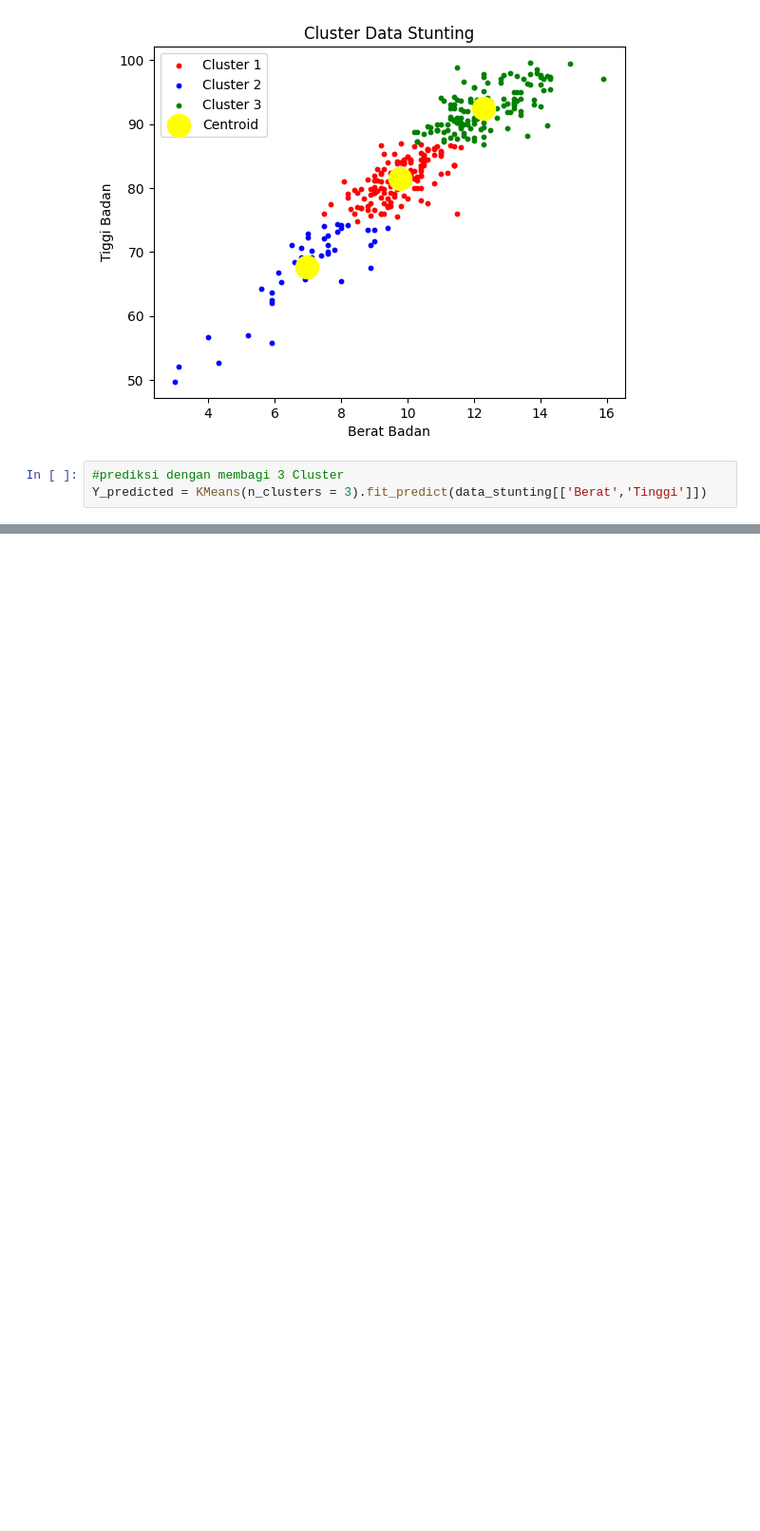
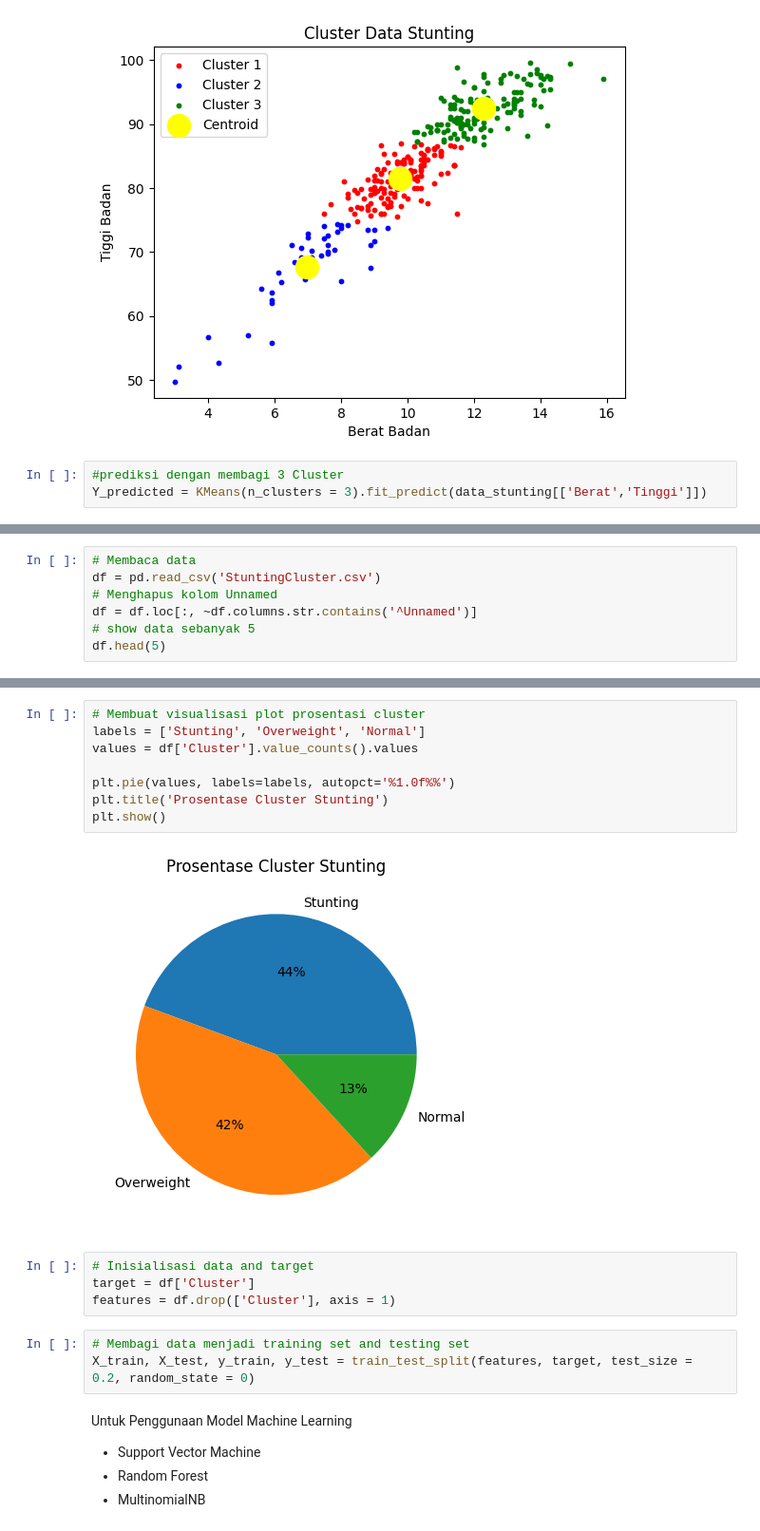
Before and after one commit to kilua762/malnutrition-classification, a Jupyter notebook: Malnutrion_Classification.ipynb, the cells around one changed output, grey strips where cells are left out. Shown at 95% size. Cells and saved outputs as stored; diff of their text form; blank space fills up the shorter version.

Commit message:
Update Modelling dan Testing
Model dan testing

```diff
--- a/Malnutrion_Classification.ipynb
+++ b/Malnutrion_Classification.ipynb
@@ -284,0 +167,7 @@ df.head(10)
+# %%
+# Membaca data
+df = pd.read_csv('StuntingCluster.csv')
+# Menghapus kolom Unnamed
+df = df.loc[:, ~df.columns.str.contains('^Unnamed')]
+# show data sebanyak 5
+df.head(5)
@@ -284,0 +189,23 @@ df.head(10)
+# %%
+# Membuat visualisasi plot prosentasi cluster
+labels = ['Stunting', 'Overweight', 'Normal']
+values = df['Cluster'].value_counts().values
+
+plt.pie(values, labels=labels, autopct='%1.0f%%')
+plt.title('Prosentase Cluster Stunting')
+plt.show()
+# %% [output]
+[figure, added]
+# %%
+# Inisialisasi data and target
+target = df['Cluster']
+features = df.drop(['Cluster'], axis = 1)
+# %%
+# Membagi data menjadi training set and testing set
+X_train, X_test, y_train, y_test = train_test_split(features, target, test_size = 0.2, random_state = 0)
+# %% [markdown]
+Untuk Penggunaan Model Machine Learning
+
+*   Support Vector Machine
+*   Random Forest
+*   MultinomialNB
```
Also changed, not shown: parts of 23 cells of this notebook.
